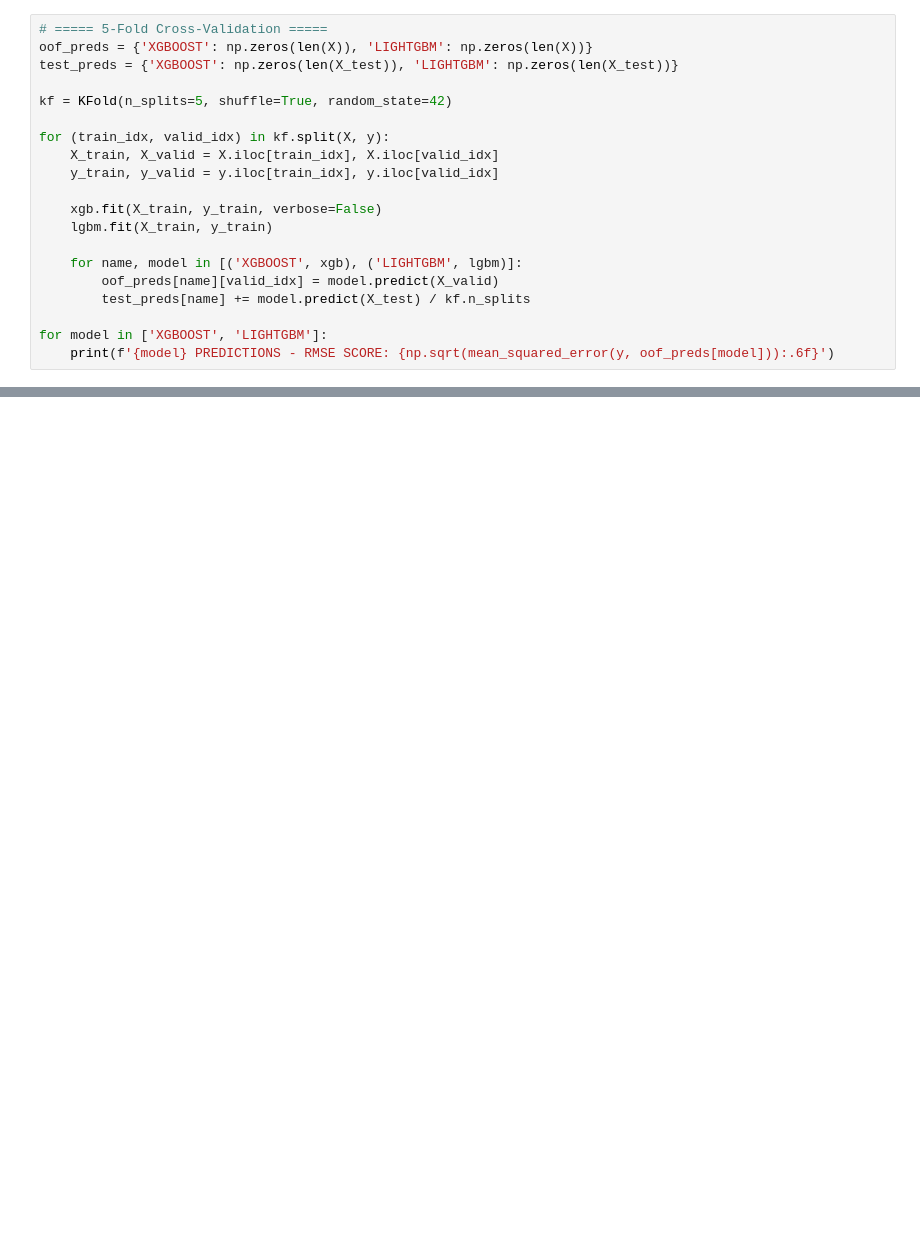
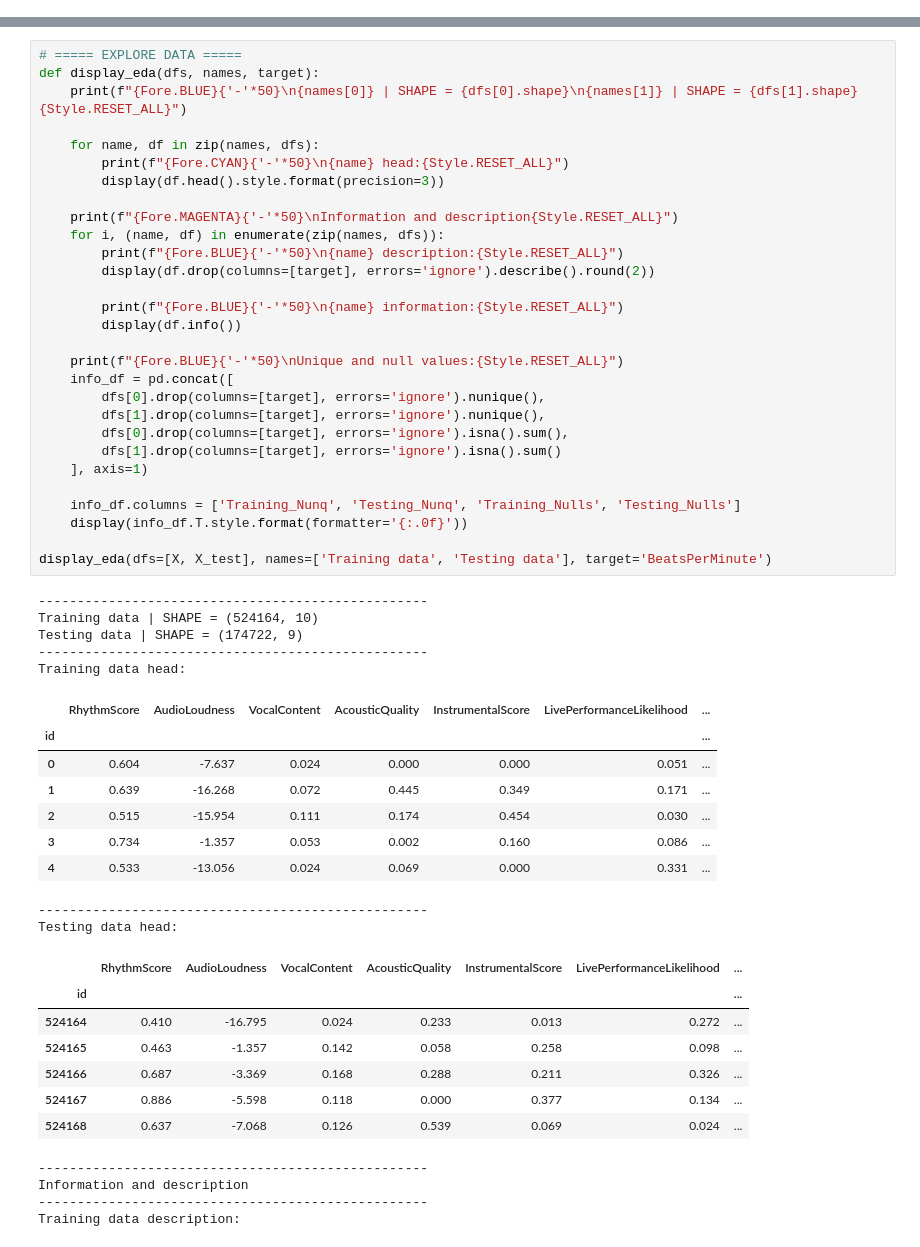
Before and after one commit to oriolraventost/Kaggle-Competitions, a Jupyter notebook: predicting-the-beats-per-minute-of-songs.ipynb, the cells around one changed output, grey strips where cells are left out. Drawn from its saved outputs; the diff is of its cells as text; blank space fills up the shorter version.

Commit message:
Kaggle Notebook | Predicting the Beats-per-Minute of Songs

```diff
--- a/predicting-the-beats-per-minute-of-songs.ipynb
+++ b/predicting-the-beats-per-minute-of-songs.ipynb
@@ -209,20 +0,0 @@ After all folds are completed, the out-of-fold predictions of both models are co
-# %%
-# ===== 5-Fold Cross-Validation =====
-oof_preds = {'XGBOOST': np.zeros(len(X)), 'LIGHTGBM': np.zeros(len(X))}
-test_preds = {'XGBOOST': np.zeros(len(X_test)), 'LIGHTGBM': np.zeros(len(X_test))}
-
-kf = KFold(n_splits=5, shuffle=True, random_state=42)
-
-for (train_idx, valid_idx) in kf.split(X, y):
-    X_train, X_valid = X.iloc[train_idx], X.iloc[valid_idx]
-    y_train, y_valid = y.iloc[train_idx], y.iloc[valid_idx]
-
-    xgb.fit(X_train, y_train, verbose=False)
-    lgbm.fit(X_train, y_train)
-
-    for name, model in [('XGBOOST', xgb), ('LIGHTGBM', lgbm)]:
-        oof_preds[name][valid_idx] = model.predict(X_valid)
-        test_preds[name] += model.predict(X_test) / kf.n_splits
-
-for model in ['XGBOOST', 'LIGHTGBM']:
-    print(f'{model} PREDICTIONS - RMSE SCORE: {np.sqrt(mean_squared_error(y, oof_preds[model])):.6f}')
@@ -251,0 +39,55 @@ output.to_csv('submission.csv', index=False)
+# %%
+# ===== EXPLORE DATA =====
+def display_eda(dfs, names, target):
+    print(f"{Fore.BLUE}{'-'*50}\n{names[0]} | SHAPE = {dfs[0].shape}\n{names[1]} | SHAPE = {dfs[1].shape}{Style.RESET_ALL}")
+
+    for name, df in zip(names, dfs):
+        print(f"{Fore.CYAN}{'-'*50}\n{name} head:{Style.RESET_ALL}")
+        display(df.head().style.format(precision=3))
+
+    print(f"{Fore.MAGENTA}{'-'*50}\nInformation and description{Style.RESET_ALL}")
+    for i, (name, df) in enumerate(zip(names, dfs)):
+        print(f"{Fore.BLUE}{'-'*50}\n{name} description:{Style.RESET_ALL}")
+        display(df.drop(columns=[target], errors='ignore').describe().round(2))
+
+        print(f"{Fore.BLUE}{'-'*50}\n{name} information:{Style.RESET_ALL}")
+        display(df.info())
+
+    print(f"{Fore.BLUE}{'-'*50}\nUnique and null values:{Style.RESET_ALL}")
+    info_df = pd.concat([
+        dfs[0].drop(columns=[target], errors='ignore').nunique(),
+        dfs[1].drop(columns=[target], errors='ignore').nunique(),
+        dfs[0].drop(columns=[target], errors='ignore').isna().sum(),
+        dfs[1].drop(columns=[target], errors='ignore').isna().sum()
+    ], axis=1)
+
+    info_df.columns = ['Training_Nunq', 'Testing_Nunq', 'Training_Nulls', 'Testing_Nulls']
+    display(info_df.T.style.format(formatter='{:.0f}'))
+
+display_eda(dfs=[X, X_test], names=['Training data', 'Testing data'], target='BeatsPerMinute')
+# %% [output]
+--------------------------------------------------
+Training data | SHAPE = (524164, 10)
+Testing data | SHAPE = (174722, 9)
+--------------------------------------------------
+Training data head:
+|  | RhythmScore | AudioLoudness | VocalContent | AcousticQuality | InstrumentalScore | LivePerformanceLikelihood | ... |
+| id |  |  |  |  |  |  | ... |
+| 0 | 0.604 | -7.637 | 0.024 | 0.000 | 0.000 | 0.051 | ... |
+| 1 | 0.639 | -16.268 | 0.072 | 0.445 | 0.349 | 0.171 | ... |
+| 2 | 0.515 | -15.954 | 0.111 | 0.174 | 0.454 | 0.030 | ... |
+| 3 | 0.734 | -1.357 | 0.053 | 0.002 | 0.160 | 0.086 | ... |
+| 4 | 0.533 | -13.056 | 0.024 | 0.069 | 0.000 | 0.331 | ... |
+--------------------------------------------------
+Testing data head:
+|  | RhythmScore | AudioLoudness | VocalContent | AcousticQuality | InstrumentalScore | LivePerformanceLikelihood | ... |
+| id |  |  |  |  |  |  | ... |
+| 524164 | 0.410 | -16.795 | 0.024 | 0.233 | 0.013 | 0.272 | ... |
+| 524165 | 0.463 | -1.357 | 0.142 | 0.058 | 0.258 | 0.098 | ... |
+| 524166 | 0.687 | -3.369 | 0.168 | 0.288 | 0.211 | 0.326 | ... |
+| 524167 | 0.886 | -5.598 | 0.118 | 0.000 | 0.377 | 0.134 | ... |
+| 524168 | 0.637 | -7.068 | 0.126 | 0.539 | 0.069 | 0.024 | ... |
+--------------------------------------------------
+Information and description
+--------------------------------------------------
+Training data description:
```
Also changed, not shown: parts of 36 cells of this notebook.
